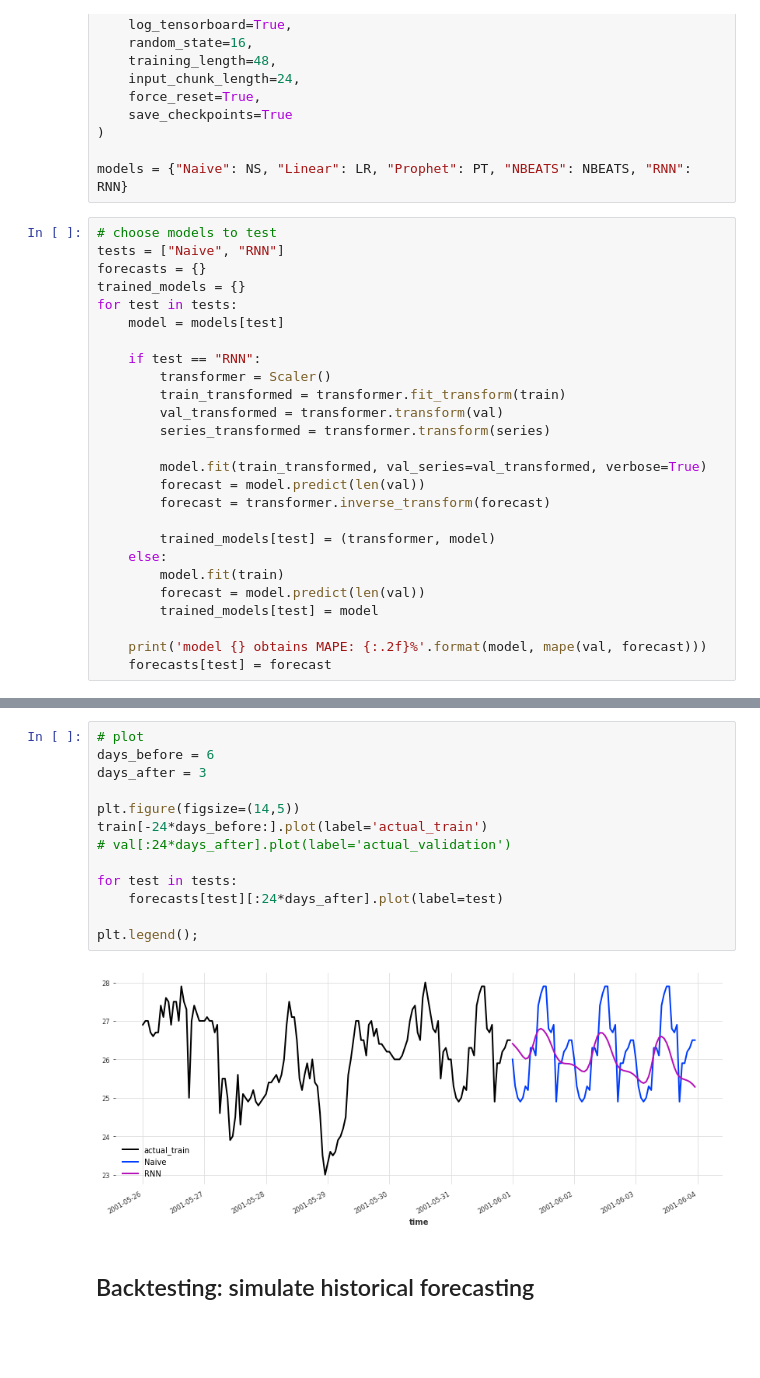
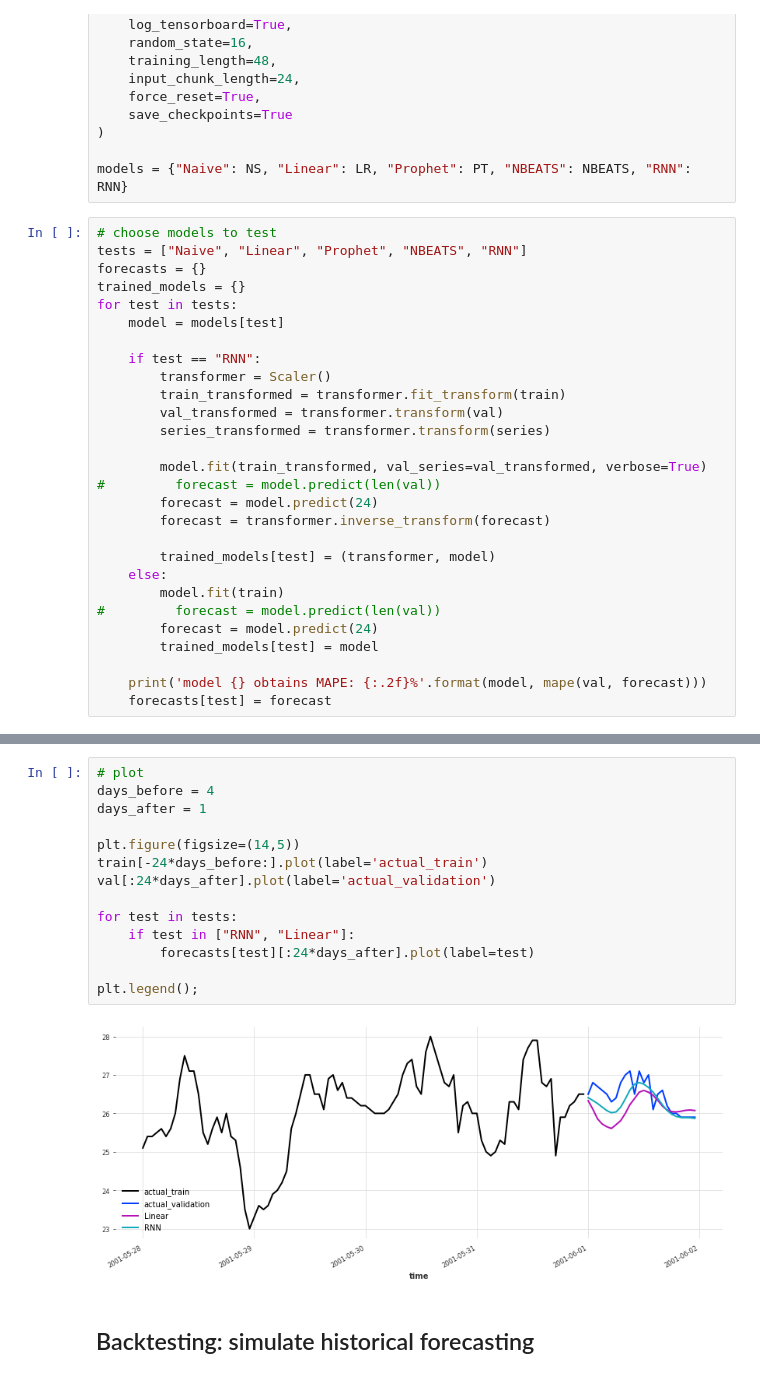
Before and after one commit to siyue-zhang/time-series-forecast-Darts, a Jupyter notebook: benchmark.ipynb, the cells around one changed output, grey strips where cells are left out. Drawn from its saved outputs; the diff is of its cells as text; blank space fills up the shorter version.

```diff
--- a/benchmark.ipynb
+++ b/benchmark.ipynb
@@ -99,7 +99,7 @@ RNN = RNNModel(
 models = {"Naive": NS, "Linear": LR, "Prophet": PT, "NBEATS": NBEATS, "RNN": RNN}
 # %%
 # choose models to test
-tests = ["Naive", "RNN"]
+tests = ["Naive", "Linear", "Prophet", "NBEATS", "RNN"]
 forecasts = {}
 trained_models = {}
 for test in tests:
@@ -112,13 +112,15 @@ for test in tests:
         series_transformed = transformer.transform(series)
 
         model.fit(train_transformed, val_series=val_transformed, verbose=True)
-        forecast = model.predict(len(val))
+#         forecast = model.predict(len(val))
+        forecast = model.predict(24)
         forecast = transformer.inverse_transform(forecast)
 
         trained_models[test] = (transformer, model)
     else:
         model.fit(train)
-        forecast = model.predict(len(val))
+#         forecast = model.predict(len(val))
+        forecast = model.predict(24)
         trained_models[test] = model
 
     print('model {} obtains MAPE: {:.2f}%'.format(model, mape(val, forecast)))
@@ -129,18 +134,19 @@ model <darts.models.forecasting.rnn_model.RNNModel object at 0x...> obtains MAPE
 # %%
 # plot
-days_before = 6
-days_after = 3
+days_before = 4
+days_after = 1
 
 plt.figure(figsize=(14,5))
 train[-24*days_before:].plot(label='actual_train')
-# val[:24*days_after].plot(label='actual_validation')
+val[:24*days_after].plot(label='actual_validation')
 
 for test in tests:
-    forecasts[test][:24*days_after].plot(label=test)
+    if test in ["RNN", "Linear"]:
+        forecasts[test][:24*days_after].plot(label=test)
 
 plt.legend();
 # %% [output]
-[figure, old version]
+[figure, new version]
 # %% [markdown]
 ## Backtesting: simulate historical forecasting
 # %%
```
Also changed, not shown: parts of 2 cells of this notebook, 2 other files.
